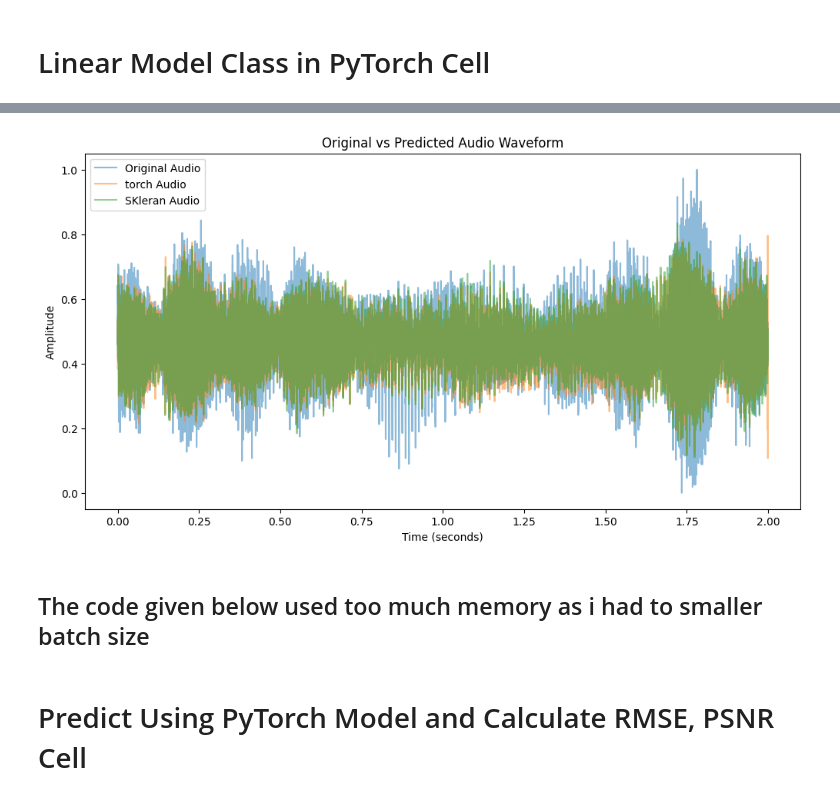
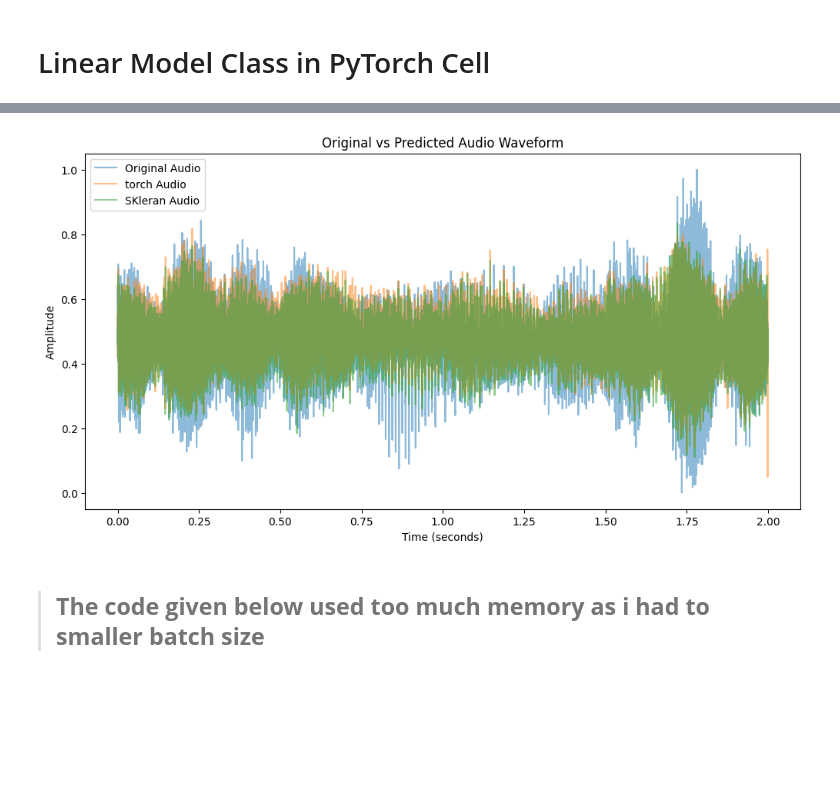
Before and after one commit to Jain-Laksh/ES335-assignment-2, a Jupyter notebook: Task 2/ml-assignment-2-2.ipynb, the cells around one changed output, grey strips where cells are left out. Cells and saved outputs as stored; diff of their text form; code cells hidden in the pictures; blank space fills up the shorter version.

```diff
--- a/Task 2/ml-assignment-2-2.ipynb
+++ b/Task 2/ml-assignment-2-2.ipynb
@@ -231,22 +241,22 @@ plt.show()
 # %%
 import matplotlib.pyplot as plt
 
 time_axis = np.linspace(0, len(audio) / sr, len(audio))
 
 
 plt.figure(figsize=(12, 6))
 plt.plot(time_axis, audio, label="Original Audio", alpha=0.5)
-plt.plot(time_axis, reconstructed_audio, label="torch Audio", alpha=0.5)
+plt.plot(time_axis, torch_audio, label="torch Audio", alpha=0.5)
 plt.plot(time_axis, SKleran_audio, label="SKleran Audio", alpha=0.5)
 plt.title("Original vs Predicted Audio Waveform")
 plt.xlabel("Time (seconds)")
 plt.ylabel("Amplitude")
 plt.legend()
 plt.show()
 # %% [output]
-[figure, old version]
+[figure, new version]
 # %% [markdown]
-## The code given below used too much memory as i had to smaller batch size
+> ## **The code given below used too much memory as i had to smaller batch size**
 # %%
 # Define a Linear Model in PyTorch
 class LinearModel(torch.nn.Module):
@@ -272,8 +282,6 @@ def train(model, X, Y, lr=0.005, epochs=1000):
 
         if epoch % 500 == 0:
             print(f"Epoch {epoch}, Loss: {loss.item()}")
-# %% [markdown]
-# Predict Using PyTorch Model and Calculate RMSE, PSNR Cell
 # %%
 device = torch.device('cuda' if torch.cuda.is_available() else 'cpu')
 
```
Also changed, not shown: parts of 7 cells of this notebook.
